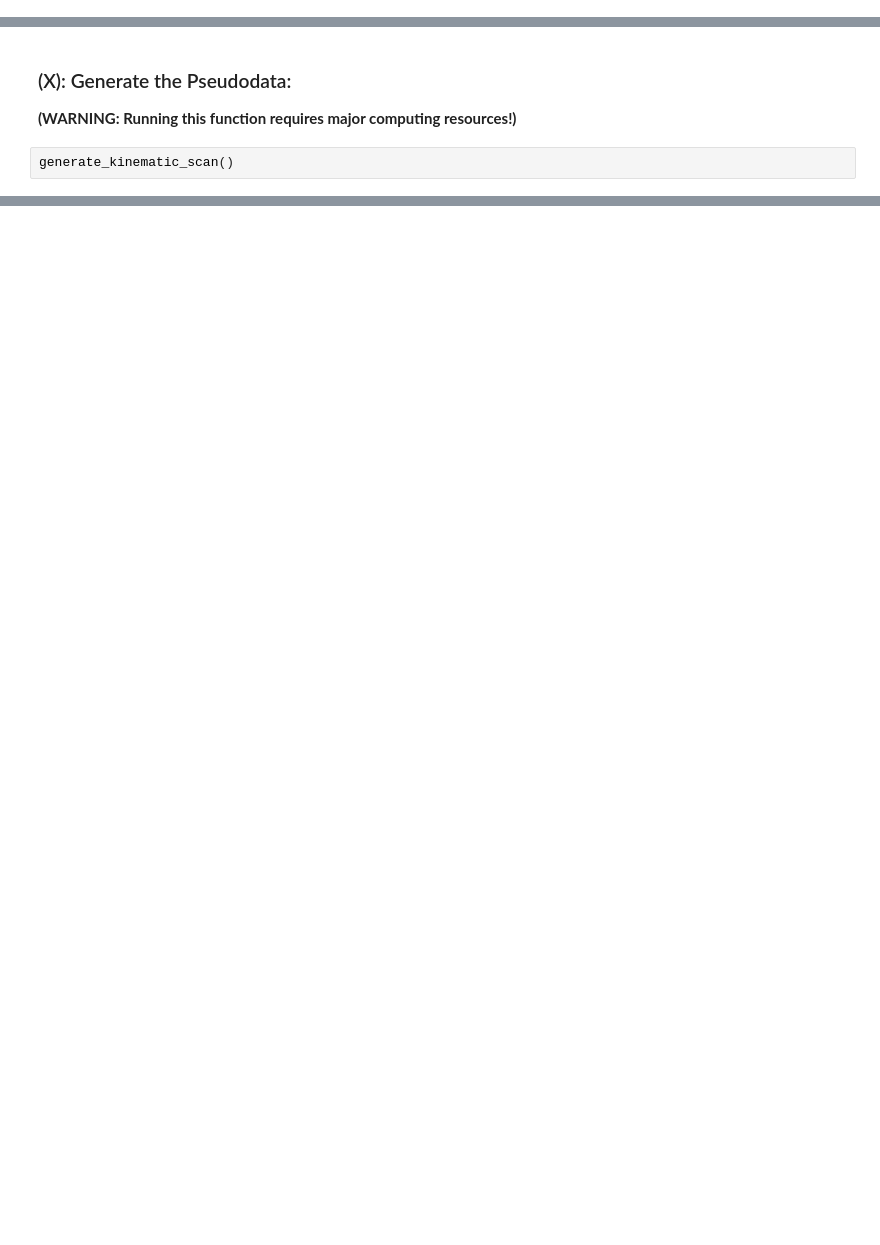
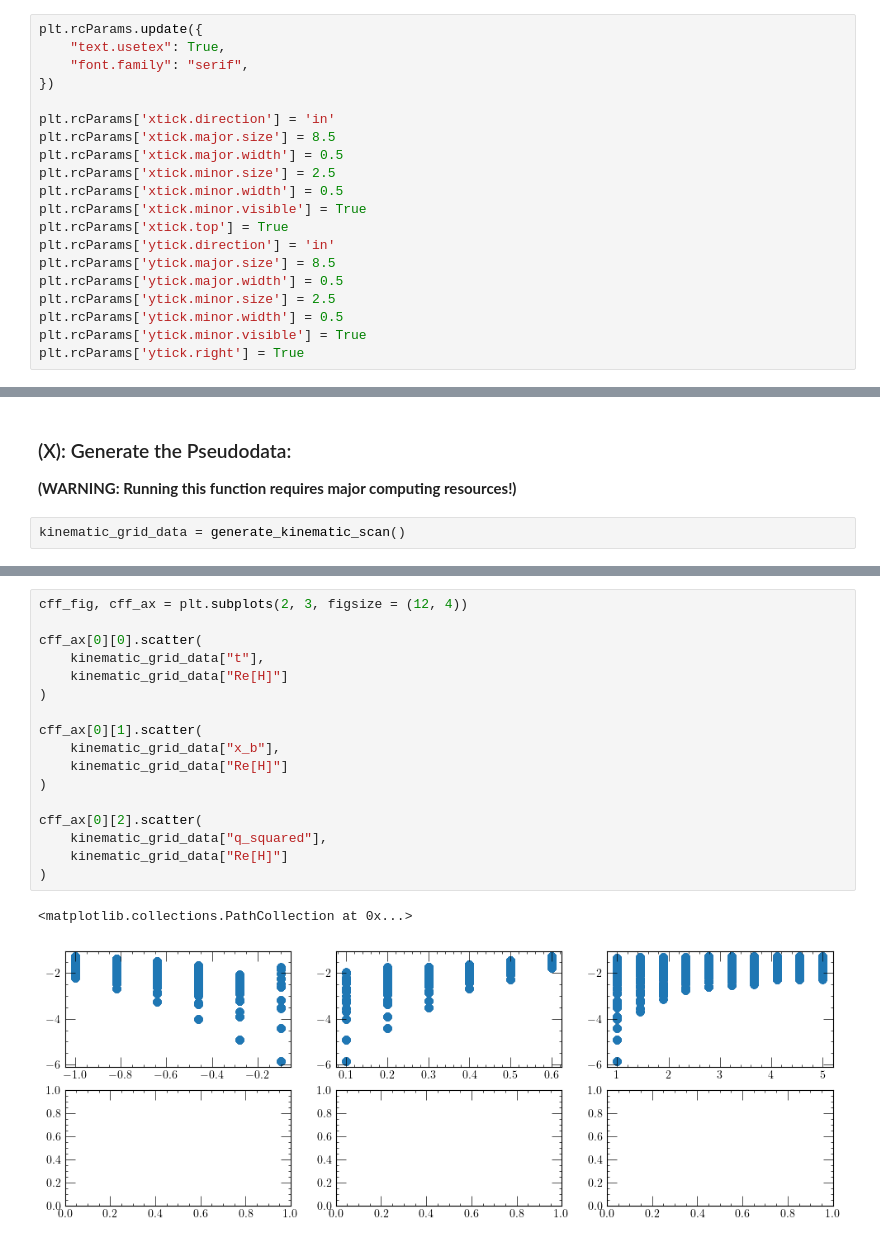
Before and after one commit to JayDanielsss/gpd_dnn, a Jupyter notebook: monkey_check/monkey_check.ipynb, the cells around one changed output, grey strips where cells are left out. Drawn from its saved outputs; the diff is of its cells as text; blank space fills up the shorter version.

```diff
--- a/monkey_check/monkey_check.ipynb
+++ b/monkey_check/monkey_check.ipynb
@@ -17,3 +21,23 @@ from gepard.bmk import BM10
+# %%
+plt.rcParams.update({
+    "text.usetex": True,
+    "font.family": "serif",
+})
+
+plt.rcParams['xtick.direction'] = 'in'
+plt.rcParams['xtick.major.size'] = 8.5
+plt.rcParams['xtick.major.width'] = 0.5
+plt.rcParams['xtick.minor.size'] = 2.5
+plt.rcParams['xtick.minor.width'] = 0.5
+plt.rcParams['xtick.minor.visible'] = True
+plt.rcParams['xtick.top'] = True
+plt.rcParams['ytick.direction'] = 'in'
+plt.rcParams['ytick.major.size'] = 8.5
+plt.rcParams['ytick.major.width'] = 0.5
+plt.rcParams['ytick.minor.size'] = 2.5
+plt.rcParams['ytick.minor.width'] = 0.5
+plt.rcParams['ytick.minor.visible'] = True
+plt.rcParams['ytick.right'] = True
 # %%
 g.__version__
 # %% [output]
@@ -106,5 +145,5 @@ def generate_kinematic_scan():
 ### (X): Generate the Pseudodata:
 **(WARNING: Running this function requires major computing resources!)**
 # %%
-generate_kinematic_scan()
+kinematic_grid_data = generate_kinematic_scan()
 # %% [output]
@@ -112,0 +210,20 @@ KeyboardInterrupt:
+# %%
+cff_fig, cff_ax = plt.subplots(2, 3, figsize = (12, 4))
+
+cff_ax[0][0].scatter(
+    kinematic_grid_data["t"],
+    kinematic_grid_data["Re[H]"]
+)
+
+cff_ax[0][1].scatter(
+    kinematic_grid_data["x_b"],
+    kinematic_grid_data["Re[H]"]
+)
+
+cff_ax[0][2].scatter(
+    kinematic_grid_data["q_squared"],
+    kinematic_grid_data["Re[H]"]
+)
+# %% [output]
+<matplotlib.collections.PathCollection at 0x...>
+[figure, added]
```
Also changed, not shown: parts of 10 cells of this notebook, 6 other files.
